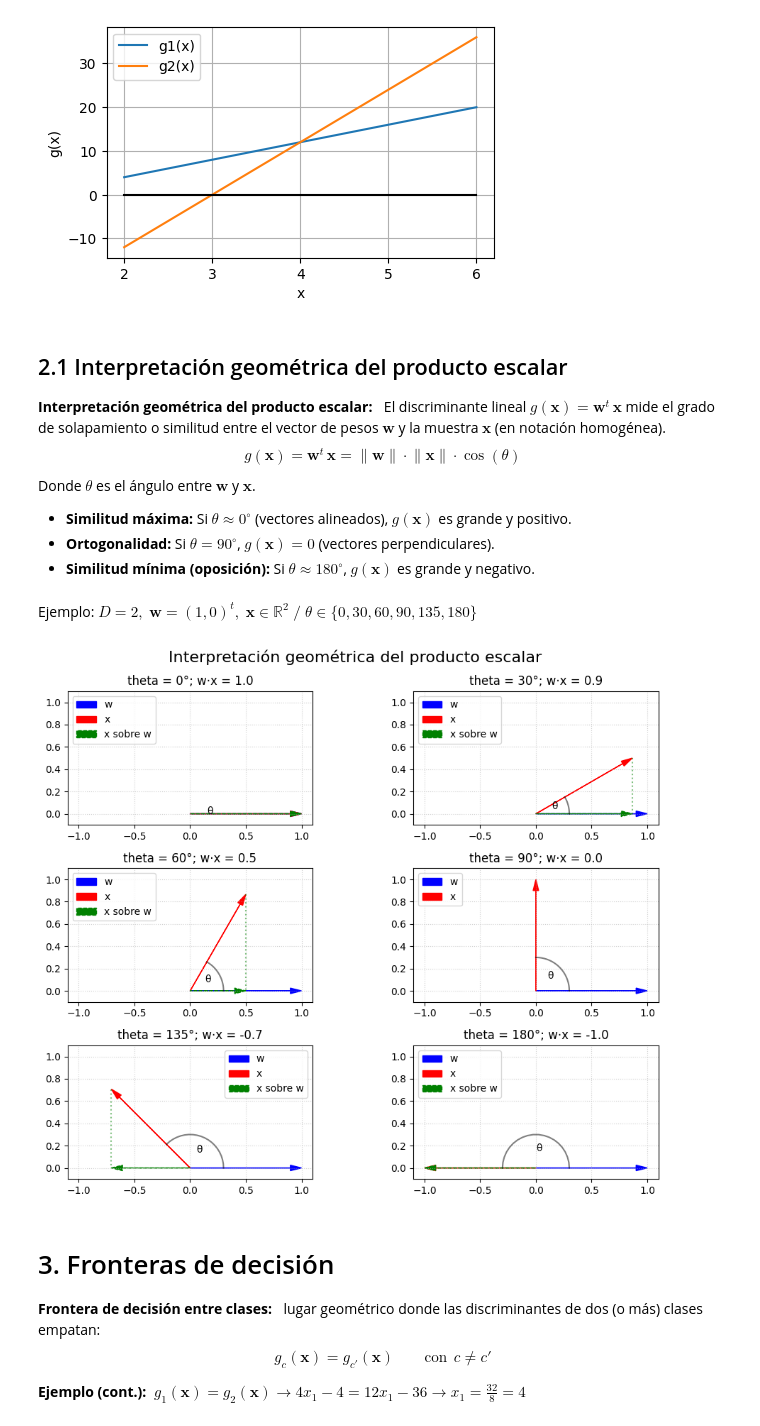
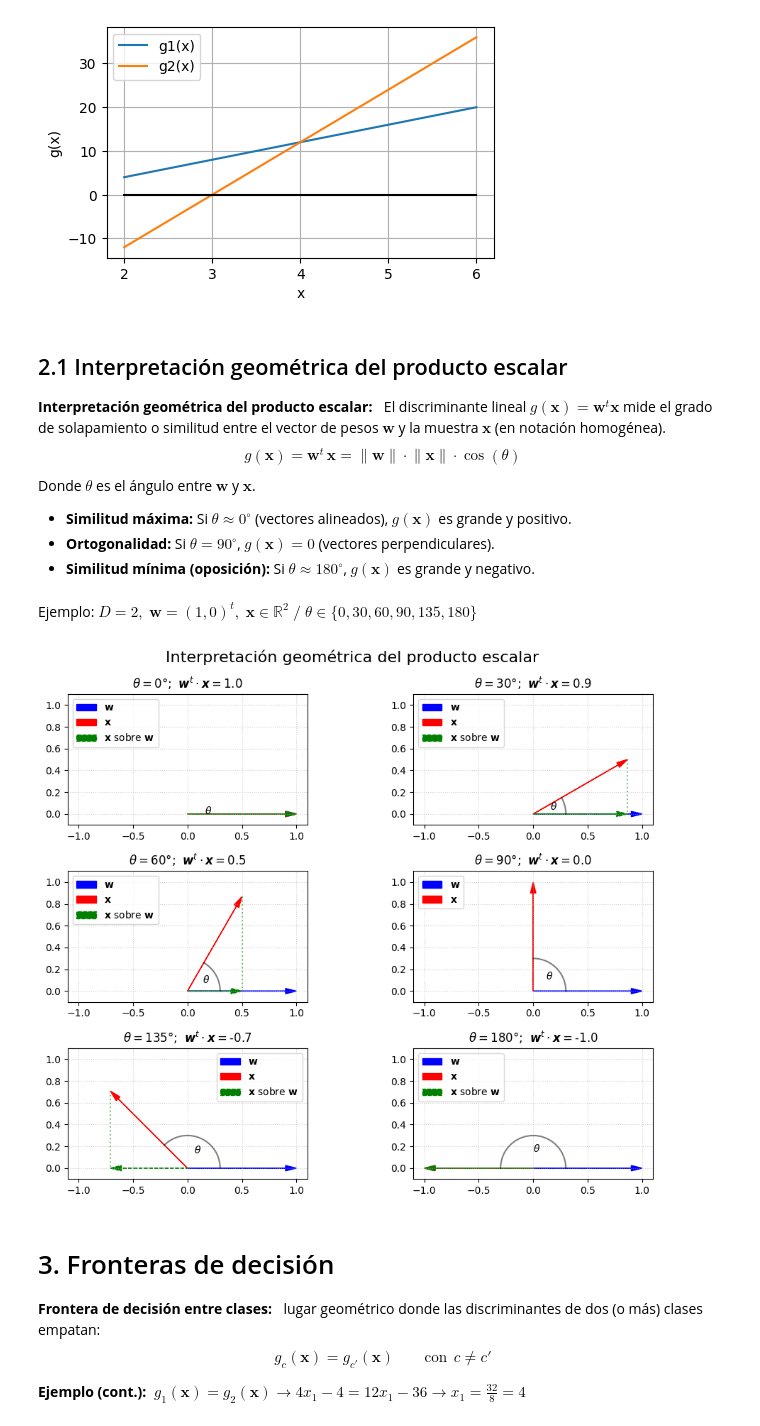
Before and after one commit to jsilvestreUPV/SIN-EPSA, a Jupyter notebook: B2/Teo/T3: Aprendizaje Supervisado: regresión logística/T3.1a Funciones discriminantes.ipynb, the cells around one changed output. Saved outputs shown, nothing was run; the diff lists cells and outputs as text; code cells hidden in the pictures.

```diff
--- a/B2/Teo/T3: Aprendizaje Supervisado: regresión logística/T3.1a Funciones discriminantes.ipynb
+++ b/B2/Teo/T3: Aprendizaje Supervisado: regresión logística/T3.1a Funciones discriminantes.ipynb
@@ -74,7 +74,7 @@ plt.legend();
 ## 2.1 Interpretación geométrica del producto escalar
 
 **Interpretación geométrica del producto escalar:** $\;$
-El discriminante lineal $g(\boldsymbol{x})=\boldsymbol{w}^t\,\boldsymbol{x}$ mide el grado de solapamiento o similitud entre el vector de pesos $\boldsymbol{w}$ y la muestra $\boldsymbol{x}$ (en notación homogénea).
+El discriminante lineal $g(\boldsymbol{x})=\boldsymbol{w}^t\boldsymbol{x}$ mide el grado de solapamiento o similitud entre el vector de pesos $\boldsymbol{w}$ y la muestra $\boldsymbol{x}$ (en notación homogénea).
 $$g(\boldsymbol{x}) = \boldsymbol{w}^t\,\boldsymbol{x} = \lVert\boldsymbol{w}\rVert \cdot \lVert\boldsymbol{x}\rVert \cdot \cos(\theta)$$
 Donde $\theta$ es el ángulo entre $\boldsymbol{w}$ y $\boldsymbol{x}$.
 * **Similitud máxima:** Si $\theta \approx 0^\circ$ (vectores alineados), $g(\boldsymbol{x})$ es grande y positivo.
@@ -85,7 +85,6 @@ Ejemplo: $D = 2,\; \boldsymbol{w} = (1,0)^t,\; \boldsymbol{x}\in\mathbb{R}^2 \;/
 # %%
 import numpy as np
 import matplotlib.pyplot as plt
-plt.rcParams['text.usetex'] = False
 
 w = np.array([1, 0])
 angles_deg = [0, 30, 60, 90, 135, 180]
@@ -96,39 +95,39 @@ fig.suptitle("Interpretación geométrica del producto escalar", fontsize=16)
 for i, ax in enumerate(axs.flat):
     theta_deg = angles_deg[i]
     theta_rad = np.radians(theta_deg)
 
     x_vec = np.array([np.cos(theta_rad), np.sin(theta_rad)])
 
     dot_prod = np.dot(w, x_vec)
 
     proj_x_on_w = (dot_prod / np.linalg.norm(w)**2) * w
 
-    ax.arrow(0, 0, w[0], w[1], head_width=0.05, head_length=0.1, fc='blue', ec='blue', label='w', length_includes_head=True)
-    ax.arrow(0, 0, x_vec[0], x_vec[1], head_width=0.05, head_length=0.1, fc='red', ec='red', label='x', length_includes_head=True)
+    ax.arrow(0, 0, w[0], w[1], head_width=0.05, head_length=0.1, fc='blue', ec='blue', label=r'$\mathbf{w}$', length_includes_head=True)
+    ax.arrow(0, 0, x_vec[0], x_vec[1], head_width=0.05, head_length=0.1, fc='red', ec='red', label=r'$\mathbf{x}$', length_includes_head=True)
 
     if np.linalg.norm(proj_x_on_w) > 1e-10:
-        ax.arrow(0, 0, proj_x_on_w[0], proj_x_on_w[1], head_width=0.05, head_length=0.1, fc='green', ec='green', ls='--', label='x sobre w', length_includes_head=True)
+        ax.arrow(0, 0, proj_x_on_w[0], proj_x_on_w[1], head_width=0.05, head_length=0.1, fc='green', ec='green', ls='--', label=r'$\mathbf{x}$ sobre $\mathbf{w}$', length_includes_head=True)
         ax.plot([x_vec[0], proj_x_on_w[0]], [x_vec[1], proj_x_on_w[1]], 'g:', alpha=0.5)
 
     ax.set_xlim(-1.1, 1.1);
     ax.set_ylim(-0.1, 1.1); ax.set_yticks([0, 0.2, 0.4, 0.6, 0.8, 1.0])
 
     ax.set_aspect('equal')
     ax.grid(True, linestyle=':', alpha=0.6)
-    ax.set_title(f"theta = {theta_deg}°; w·x = {dot_prod:.1f}")
+    ax.set_title(r"$\theta = $"+f"{theta_deg}°; " + r"$\; \boldsymbol{w}^t \cdot \boldsymbol{x} = $" + f"{dot_prod:.1f}")
     if theta_deg == 135:
         ax.legend(loc='upper right')
     else:
         ax.legend(loc='upper left')
 
     arc = np.linspace(0, theta_rad, 20)
     ax.plot(0.3*np.cos(arc), 0.3*np.sin(arc), 'k-', alpha=0.5)
-    ax.text(0.15*np.cos(theta_rad/2), 0.15*np.sin(theta_rad/2), f"θ", fontsize=10)
+    ax.text(0.16*np.cos(theta_rad/2), 0.15*np.sin(theta_rad/2), r"$\theta$", fontsize=10)
 
 plt.tight_layout()
 plt.show()
 # %% [output]
-[figure, old version]
+[figure, new version]
 # %% [markdown]
 # 3. Fronteras de decisión
 
```
Also changed, not shown: 1 other file.
